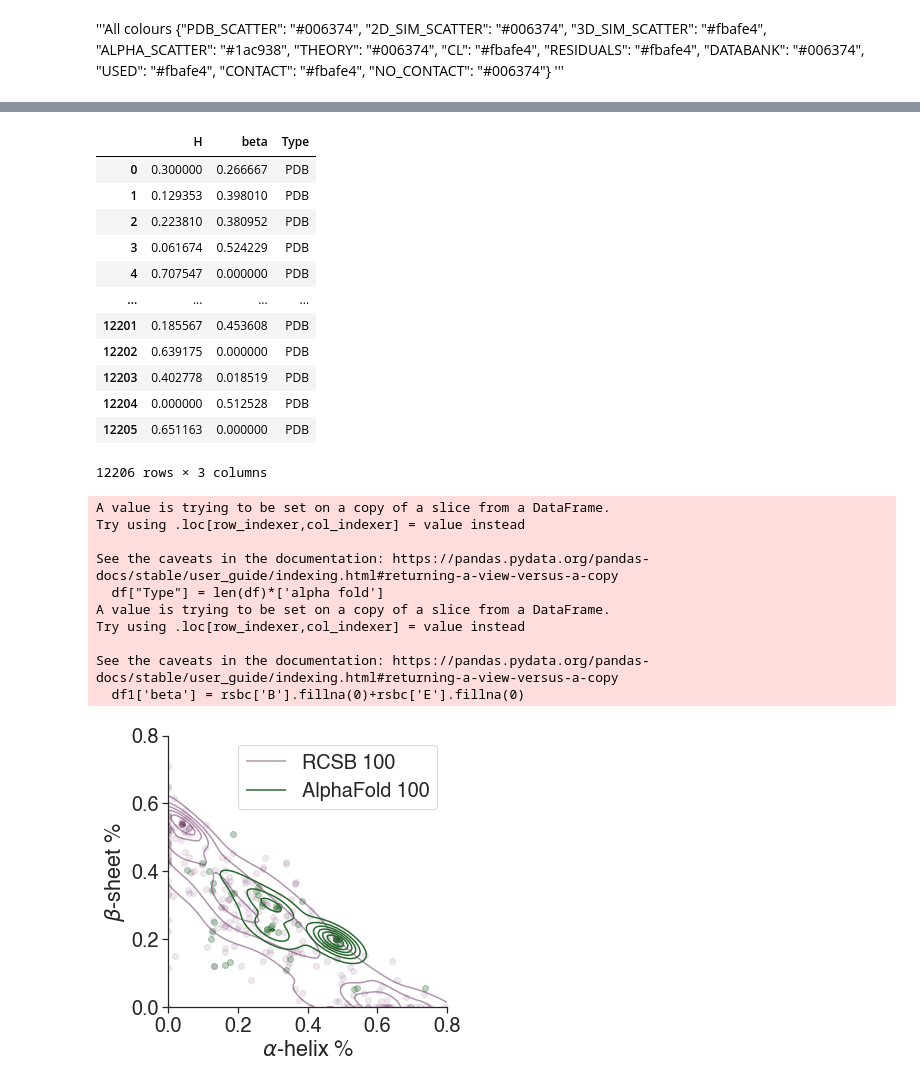
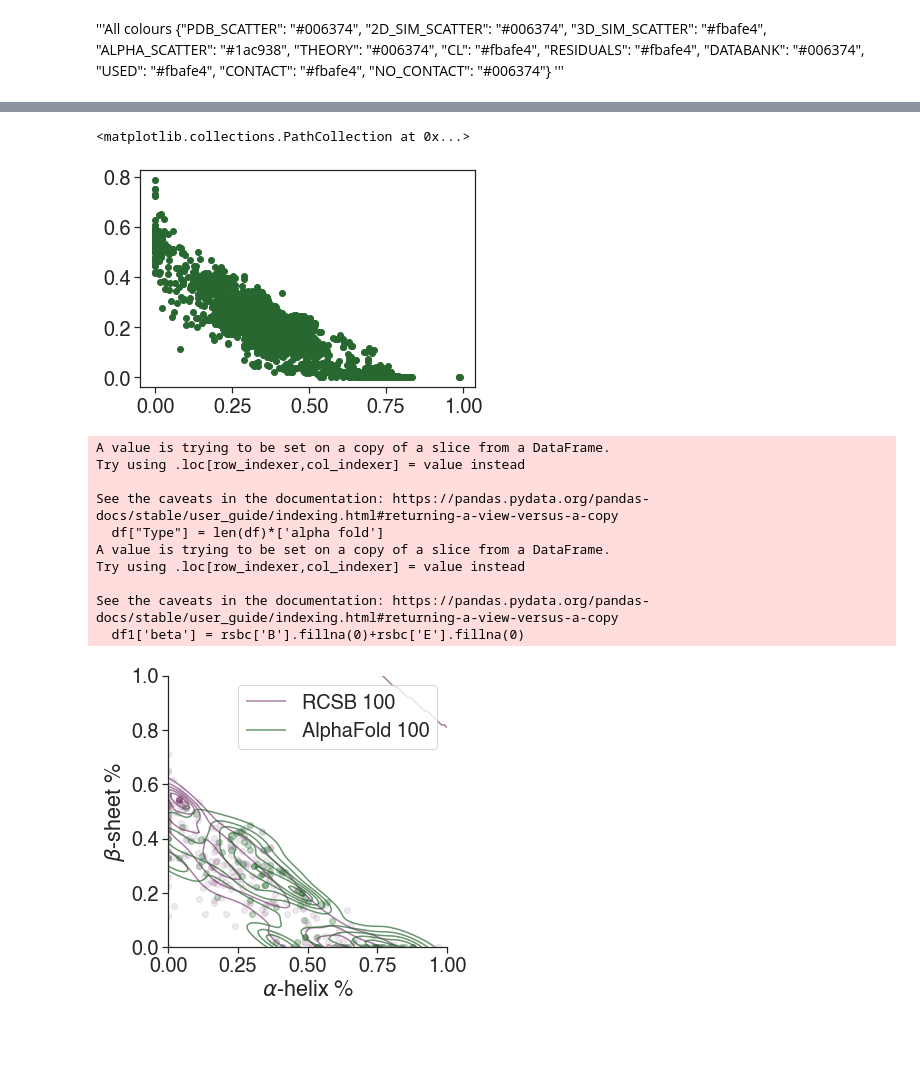
Before and after one commit to meyresearch/amino_acid_distance_distributions, a Jupyter notebook: playground/Dist_plots_scatter.ipynb, the cells around one changed output, grey strips where cells are left out. Drawn from its saved outputs; the diff is of its cells as text; code cells hidden in the pictures; blank space fills up the shorter version.

Commit message:
updated distplots with all unique data.

```diff
--- a/playground/Dist_plots_scatter.ipynb
+++ b/playground/Dist_plots_scatter.ipynb
@@ -26,7 +26,7 @@ sns.set(context="notebook", style='ticks', font_scale=1.8, font='Helvetica')
 sns.set_palette(sns.color_palette(colors))
 # %%
 def return_df_for_plotting(alphafold, rsbc)-> pd.DataFrame:
-    df = alphafold[["H","beta"]]
+    df = alphafold[["alpha","beta"]]
     df["Type"] = len(df)*['alpha fold']
     rsbc["Type"] = len(rsbc)*["PDB"]
     df1 = rsbc[["H", "Type"]]
@@ -36,8 +36,8 @@ def return_df_for_plotting(alphafold, rsbc)-> pd.DataFrame:
     return df, df1, whole_df
 # %%
 def contour_cloud(x, y, c, alpha, cmap=None):
-    xmin, xmax = 0, 0.8
-    ymin, ymax = 0, 0.9
+    xmin, xmax = 0, 1
+    ymin, ymax = 0, 1
 
     xx, yy = np.mgrid[xmin:xmax:100j, ymin:ymax:100j]
     positions = np.vstack([xx.ravel(), yy.ravel()])
@@ -49,51 +65,40 @@ def contour_cloud(x, y, c, alpha, cmap=None):
 # %%
-df_pdb
+plt.scatter(df_af['alpha'],df_af['beta'], c='#286830',alpha=1)
 # %% [output]
-|  | H | beta | Type |
-| 0 | 0.300000 | 0.266667 | PDB |
-| 1 | 0.129353 | 0.398010 | PDB |
-| 2 | 0.223810 | 0.380952 | PDB |
-| 3 | 0.061674 | 0.524229 | PDB |
-| 4 | 0.707547 | 0.000000 | PDB |
-| ... | ... | ... | ... |
-| 12201 | 0.185567 | 0.453608 | PDB |
-| 12202 | 0.639175 | 0.000000 | PDB |
-| 12203 | 0.402778 | 0.018519 | PDB |
-| 12204 | 0.000000 | 0.512528 | PDB |
-| 12205 | 0.651163 | 0.000000 | PDB |
-12206 rows × 3 columns
+<matplotlib.collections.PathCollection at 0x...>
+[figure, added]
 # %%
-alphafold = pd.read_csv(f"data/unique_secondary_structures_100.csv")
+alphafold = pd.read_csv(f"unique_secondary_structures_100.csv")
 rsbc = pd.read_csv(f"data/structures_100_raw.csv")
 df_af, df_pdb, whole = return_df_for_plotting(alphafold, rsbc)
 df_pdb = df_pdb.fillna(0)
 plt.scatter(x=df_pdb['H'][::50], y=df_pdb['beta'][::50], color=colors[0],alpha=0.1)
-plt.scatter(x=df_af['H'][::20], y=df_af['beta'][::20], color=colors[1],alpha=0.3)
+plt.scatter(x=alphafold['alpha'][::50], y=alphafold['beta'][::50], color=colors[1],alpha=0.3)
 
 fig = plt.gcf()
 ax = plt.gca()
 fig.set_size_inches((5,5))
-cs1 = contour_cloud(x=df_pdb['H'], y=df_pdb['beta'], c=colors[0], alpha=0.5)
-cs2 = contour_cloud(x=df_af['H'], y=df_af['beta'], c= colors[1], alpha=1)
+cs1 = contour_cloud(x=df_pdb['H'], y=df_pdb['beta'], c=colors[0], alpha=0.6)
+cs2 = contour_cloud(x=alphafold['alpha'], y=alphafold['beta'], c= colors[1], alpha=0.7)
 
 cs1.collections[0].set_label('RCSB 100')
 cs2.collections[0].set_label('AlphaFold 100')
-ax.set_xlim(0,0.8)
-ax.set_ylim(0,0.8)
+ax.set_xlim(0,1)
+ax.set_ylim(0,1)
 ax.set_xlabel(r"$\alpha$-helix %")
 ax.set_ylabel(r"$\beta$-sheet %")
 ax.legend()
 sns.despine()
 # %% [output]
 A value is trying to be set on a copy of a slice from a DataFrame.
 Try using .loc[row_indexer,col_indexer] = value instead
 
 See the caveats in the documentation: https://pandas.pydata.org/pandas-docs/stable/user_guide/indexing.html#returning-a-view-versus-a-copy
   df["Type"] = len(df)*['alpha fold']
 A value is trying to be set on a copy of a slice from a DataFrame.
 Try using .loc[row_indexer,col_indexer] = value instead
 
 See the caveats in the documentation: https://pandas.pydata.org/pandas-docs/stable/user_guide/indexing.html#returning-a-view-versus-a-copy
   df1['beta'] = rsbc['B'].fillna(0)+rsbc['E'].fillna(0)
-[figure, old version]
+[figure, new version]
 # %%
```
Also changed, not shown: parts of 3 cells of this notebook.
